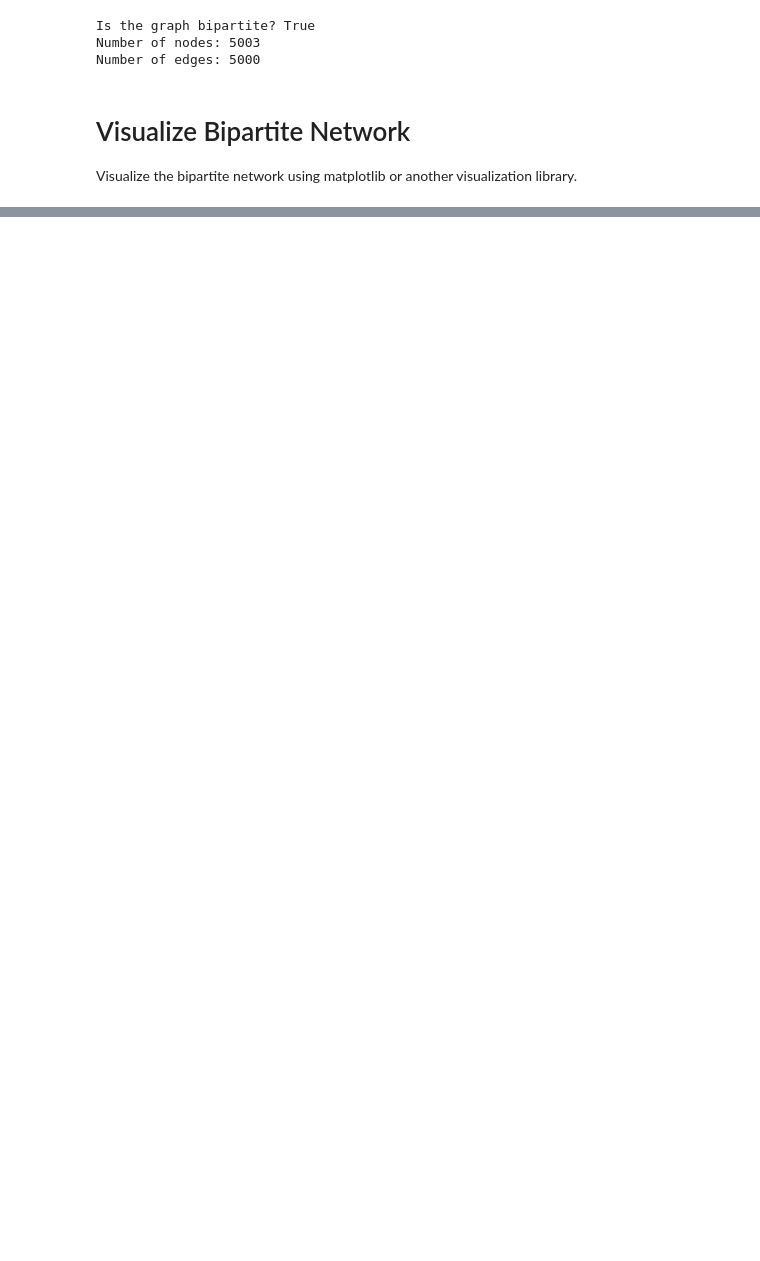
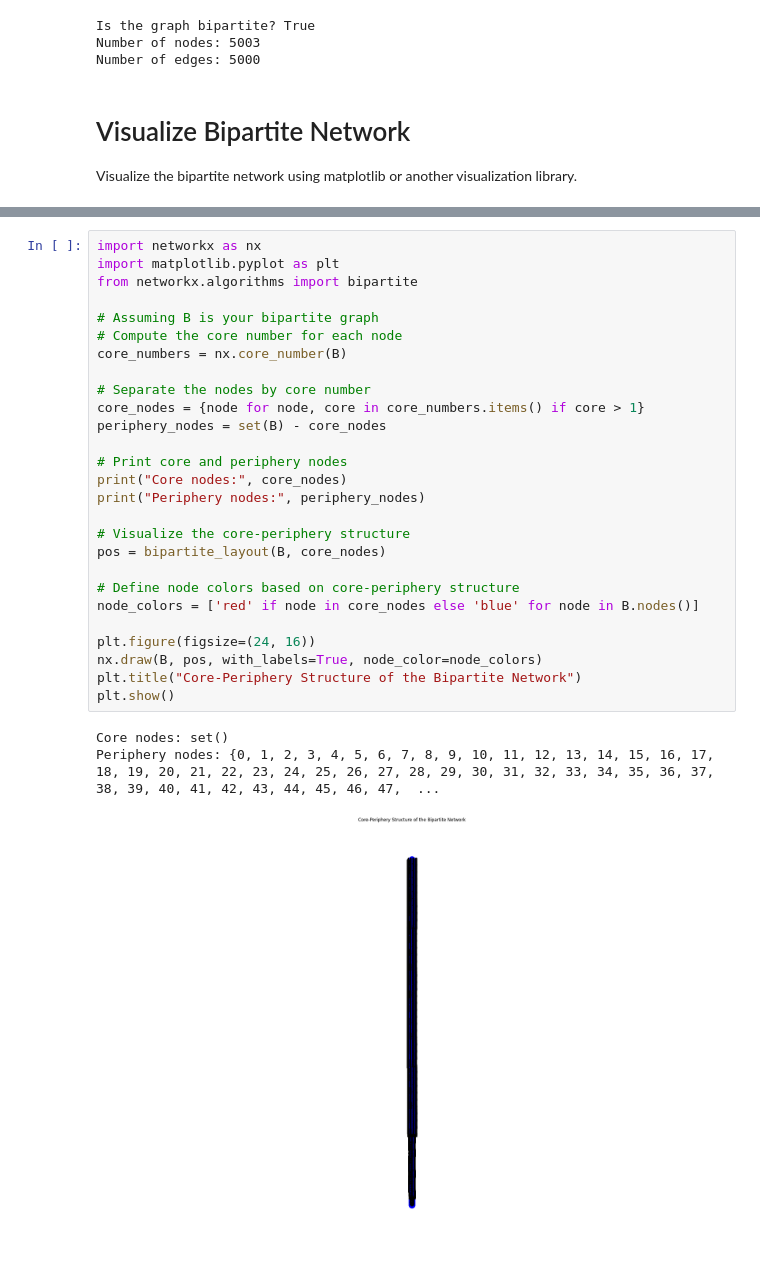
Before and after one commit to xaldvp/social_network_analysis, a Jupyter notebook: bipartite_labels.ipynb, the cells around one changed output, grey strips where cells are left out. Saved outputs shown, nothing was run; the diff lists cells and outputs as text; blank space fills up the shorter version.

```diff
--- a/bipartite_labels.ipynb
+++ b/bipartite_labels.ipynb
@@ -112,0 +209,31 @@ plt.show()
+# %%
+import networkx as nx
+import matplotlib.pyplot as plt
+from networkx.algorithms import bipartite
+
+# Assuming B is your bipartite graph
+# Compute the core number for each node
+core_numbers = nx.core_number(B)
+
+# Separate the nodes by core number
+core_nodes = {node for node, core in core_numbers.items() if core > 1}
+periphery_nodes = set(B) - core_nodes
+
+# Print core and periphery nodes
+print("Core nodes:", core_nodes)
+print("Periphery nodes:", periphery_nodes)
+
+# Visualize the core-periphery structure
+pos = bipartite_layout(B, core_nodes)
+
+# Define node colors based on core-periphery structure
+node_colors = ['red' if node in core_nodes else 'blue' for node in B.nodes()]
+
+plt.figure(figsize=(24, 16))
+nx.draw(B, pos, with_labels=True, node_color=node_colors)
+plt.title("Core-Periphery Structure of the Bipartite Network")
+plt.show()
+# %% [output]
+Core nodes: set()
+Periphery nodes: {0, 1, 2, 3, 4, 5, 6, 7, 8, 9, 10, 11, 12, 13, 14, 15, 16, 17, 18, 19, 20, 21, 22, 23, 24, 25, 26, 27, 28, 29, 30, 31, 32, 33, 34, 35, 36, 37, 38, 39, 40, 41, 42, 43, 44, 45, 46, 47,  ...
+[figure, added]
```
Also changed, not shown: parts of 4 cells of this notebook.
